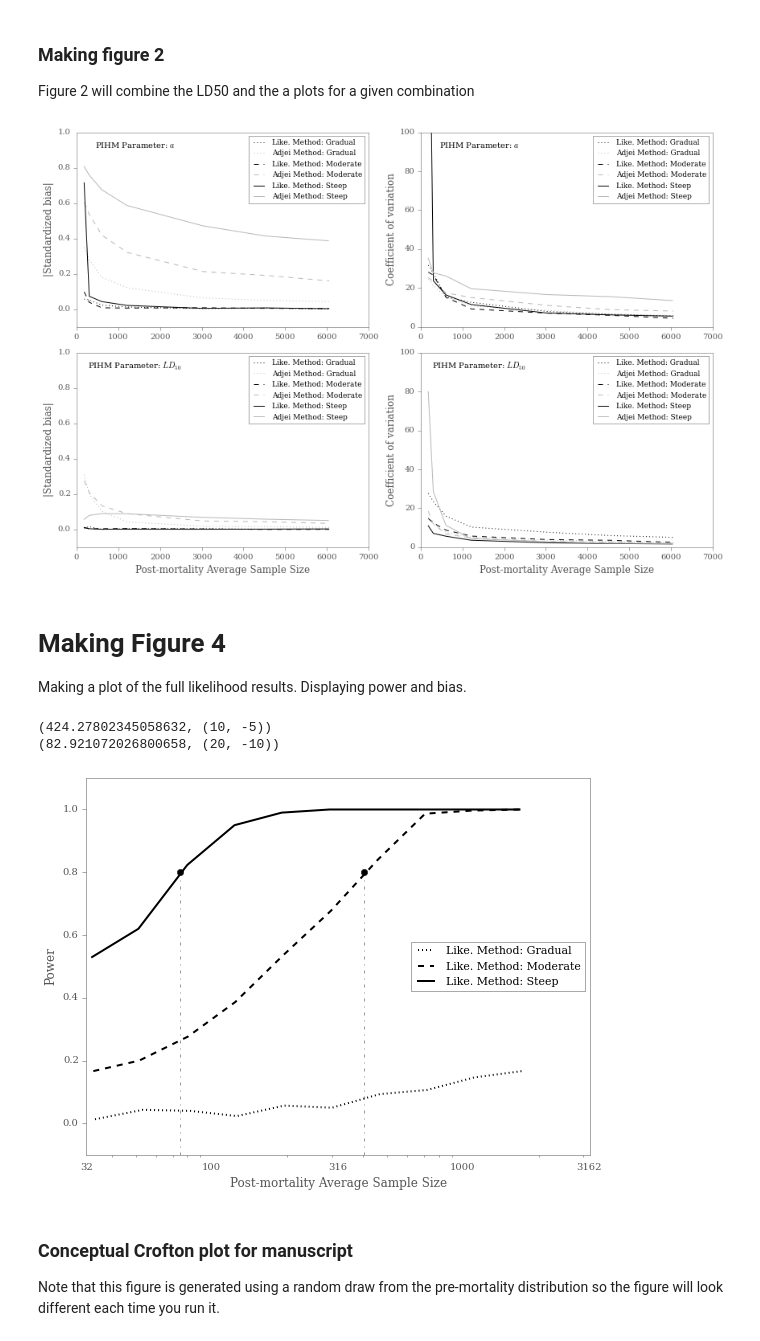
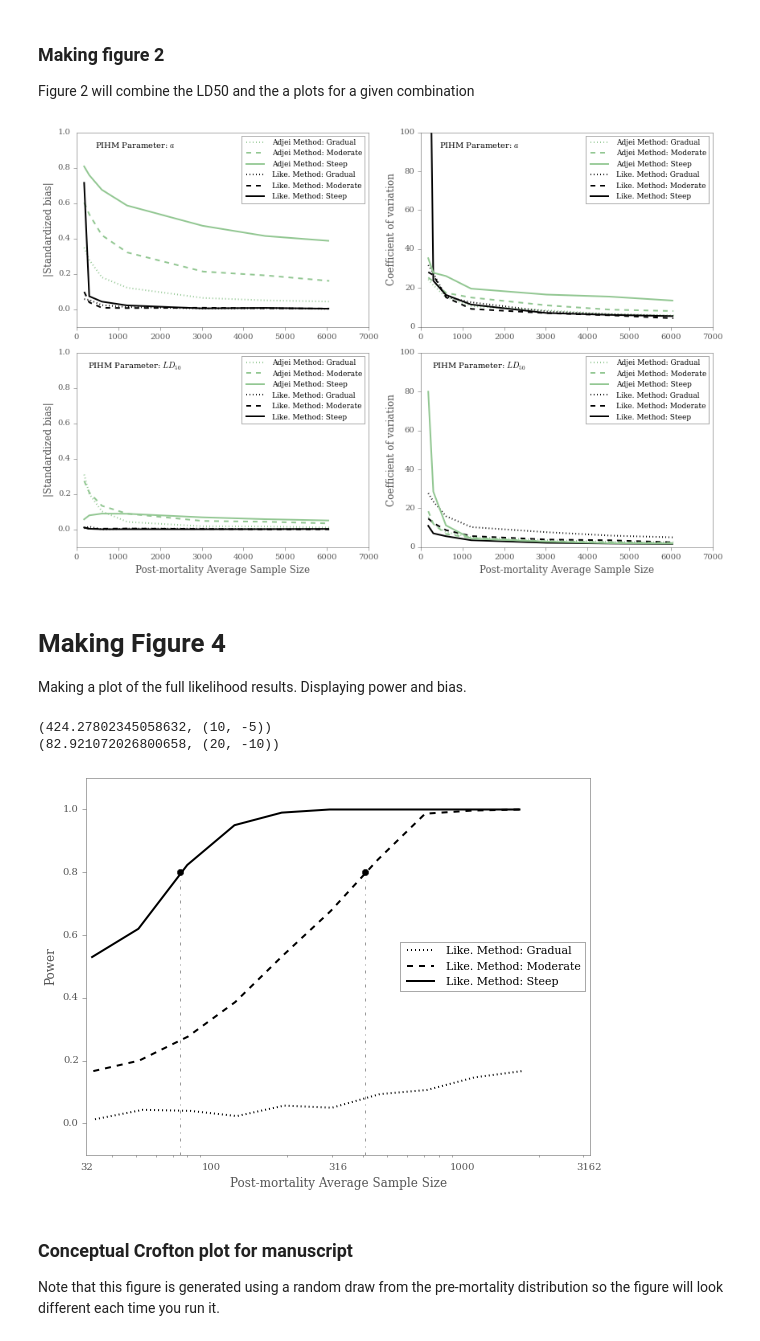
Before and after one commit to mqwilber/parasite_mortality, a Jupyter notebook: code/manuscript_plots.ipynb, the cells around one changed output. Cells and saved outputs as stored; diff of their text form; code cells hidden in the pictures.

Commit message:
Remade figures and sent revised manuscript to coauthors for comments

```diff
--- a/code/manuscript_plots.ipynb
+++ b/code/manuscript_plots.ipynb
@@ -382,10 +380,11 @@ colors = ["black", "grey", "green"]
 linestyle = [":", "--", "-"]
 ld50_descrip = ["Gradual", "Moderate", "Steep"]
 lm_color = "black"  # Likelihood method color
-am_color = "#B8B8B8"  # Adjei method color
+am_color = "#92C792"  # Adjei method color
 
 params = ['a', 'ld50']
 pretty_params = ['$a$', '$LD_{50}$']
+lw = 2
 
 for i, param in enumerate(params):
 
@@ -402,41 +401,46 @@ for i, param in enumerate(params):
         samp_like, bias_like, prec_like = pm.extract_simulation_results(sc1, [mup, ld50, k], "likelihood", param)
 
         like_res = pd.DataFrame(zip(samp_like, bias_like, prec_like), columns=["N", "b", "p"])
         like_res.sort("N", inplace=True)
 
         adj_res = pd.DataFrame(zip(samp_adj, bias_adj, prec_adj), columns=["N", "b", "p"])
         adj_res.sort("N", inplace=True)
 
         like_label = "Like. Method: " + str(ld50_descrip[j])
         adjei_label = "Adjei Method: " + str(ld50_descrip[j])
 
-        bias_ax[i].plot(like_res.N, like_res.b, color=lm_color, ls=linestyle[j], label=like_label)
-        bias_ax[i].plot(adj_res.N, adj_res.b, color=am_color, ls=linestyle[j], label=adjei_label)
 
-        prec_ax[i].plot(like_res.N, like_res.p, color=lm_color, ls=linestyle[j], label=like_label)
-        prec_ax[i].plot(adj_res.N, adj_res.p,  color=am_color, ls=linestyle[j], label=adjei_label)
+        bias_ax[i].plot(like_res.N, like_res.b, color=lm_color, ls=linestyle[j], label=like_label, lw=lw)
+        bias_ax[i].plot(adj_res.N, adj_res.b, color=am_color, ls=linestyle[j], label=adjei_label, lw=lw)
+
+        prec_ax[i].plot(like_res.N, like_res.p, color=lm_color, ls=linestyle[j], label=like_label, lw=lw)
+        prec_ax[i].plot(adj_res.N, adj_res.p,  color=am_color, ls=linestyle[j], label=adjei_label, lw=lw)
 
                         # Set xlabels
         if prec_ax[i].is_last_row():
             prec_ax[i].set_xlabel("Post-mortality Average Sample Size")
 
         if bias_ax[i].is_last_row():
             bias_ax[i].set_xlabel("Post-mortality Average Sample Size")
 
         # Set ylabels
         prec_ax[i].set_ylabel("Coefficient of variation")
         bias_ax[i].set_ylabel("|Standardized bias|")
 
-        bias_ax[i].legend(prop={"size" : 9})
-        prec_ax[i].legend(prop={"size" : 9})
-
         bias_ax[i].set_ylim(-0.1, 1)
         prec_ax[i].set_ylim(0, 100)
 
+        handles, labels = bias_ax[i].get_legend_handles_labels()
+        # sort both labels and handles by labels
+        labels, handles = zip(*sorted(zip(labels, handles), key=lambda t: t[0]))
+
+        bias_ax[i].legend(handles, labels,  prop={"size" : 9}, handlelength=3)
+        prec_ax[i].legend(handles, labels,  prop={"size" : 9}, handlelength=3)
+
 plt.tight_layout()
 fig.savefig("../results/figure2_for_manuscript.pdf", dpi=300)
 # %% [output]
-[figure, old version]
+[figure, new version]
 # %% [markdown]
 # Making Figure 4
 
@@ -511,7 +515,7 @@ for i, param in enumerate(params):
             ld50_ax.plot(like_res.N, like_res.b, color=lm_color, ls=linestyle[j], label=like_label)
 
 #ld50_ax.legend(prop={"size" : 9})
-power_ax.legend(prop={"size" : 11}, loc="center right")
+power_ax.legend(prop={"size" : 11}, loc="center right", handlelength=3)
 power_ax.set_ylim(-0.1, 1.1)
 
 #power_ax.set_yticklabels([0] + list(np.linspace(0, 1, 6)))
@@ -532,7 +536,7 @@ linesty = "-."
 power_ax.vlines(power_steep, power_ax.get_ylim()[0], 0.8, linestyle=linesty, color="grey", alpha=0.8)
 power_ax.plot(power_steep, 0.8, 'o', color="black")
 
-power_mod = 402
+power_mod = 408
 linesty = "-."
 #power_ax.hlines(0.8, 32, power_mod, linestyle=linesty, color="grey", alpha=0.8)
 power_ax.vlines(power_mod, power_ax.get_ylim()[0], 0.8, linestyle=linesty, color="grey", alpha=0.8)
@@ -544,7 +548,7 @@ fig.savefig("../results/figure3_for_manuscript.pdf", dpi=300)
 # %% [output]
 (424.27802345058632, (10, -5))
 (82.921072026800658, (20, -10))
-[figure, old version]
+[figure, new version]
 # %% [markdown]
 ### Conceptual Crofton plot for manuscript
 
```
Also changed, not shown: parts of 1 cell of this notebook, 18 other files.
